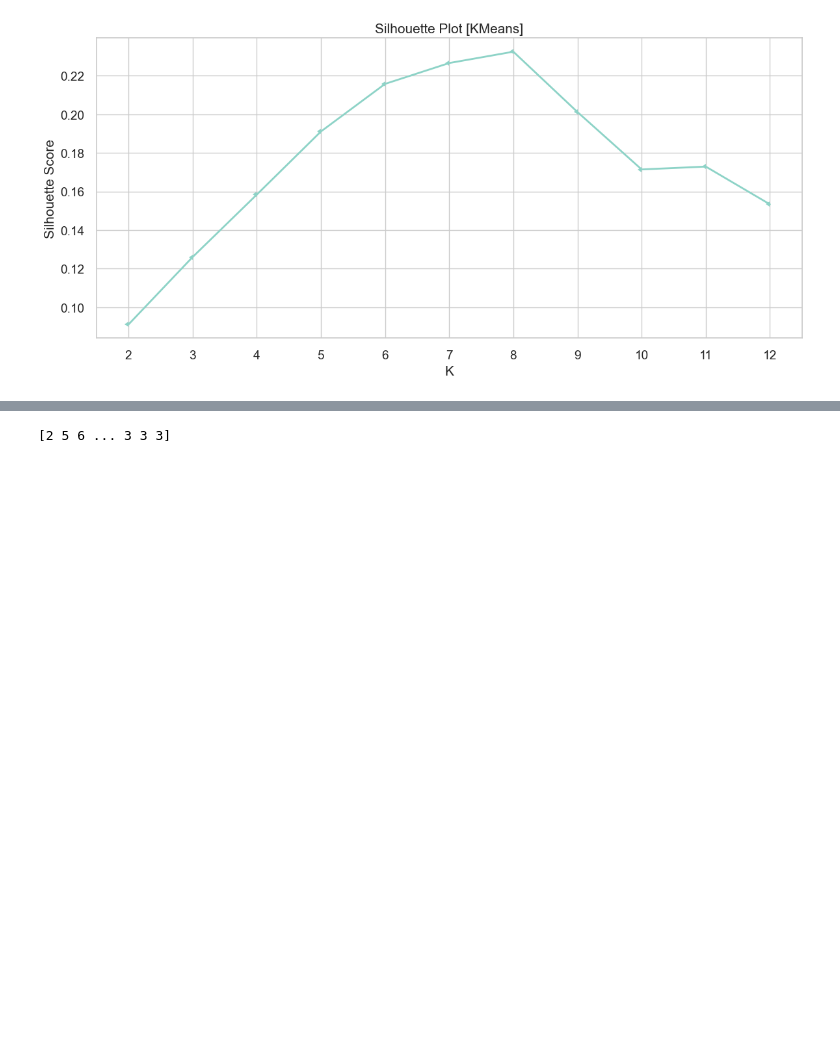
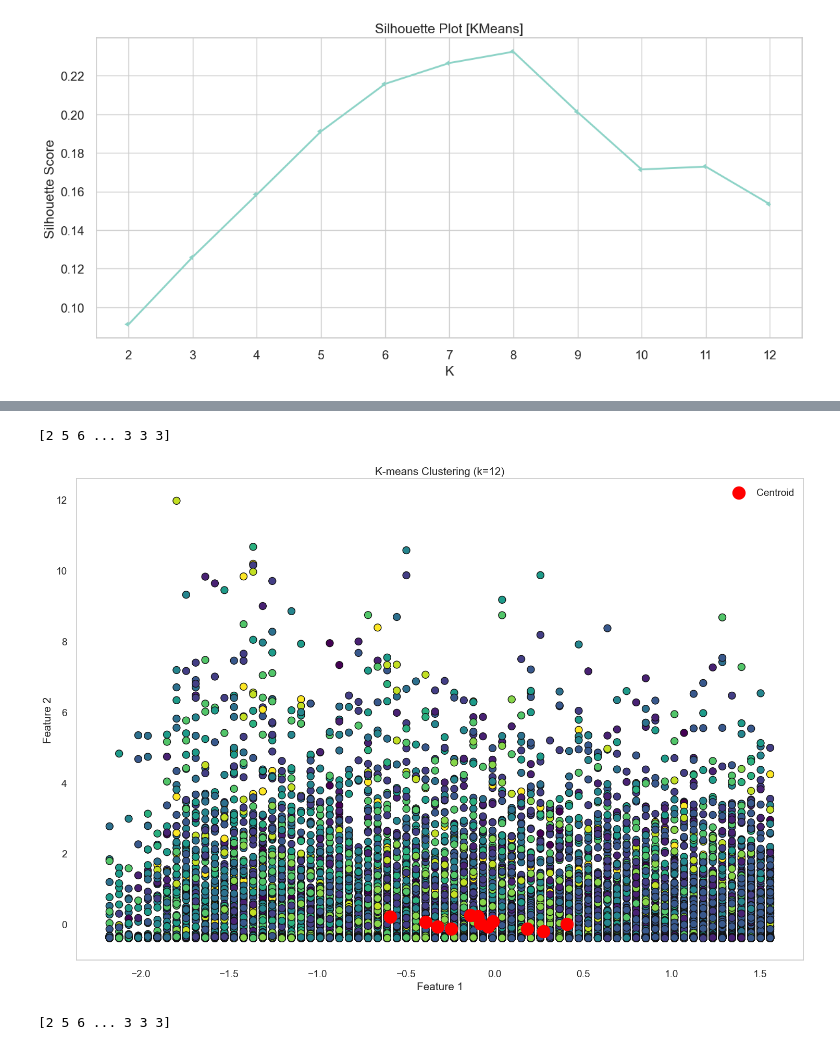
Before and after one commit to winni-datadiva/music-rec-algo, a Jupyter notebook: Code/03_Model.ipynb, the cells around one changed output, grey strips where cells are left out. Cells and saved outputs as stored; diff of their text form; code cells hidden in the pictures; blank space fills up the shorter version.

```diff
--- a/Code/03_Model.ipynb
+++ b/Code/03_Model.ipynb
@@ -418,3 +435,34 @@ Silhouette Score for KMeans with k = 12 : 0.172647717127423
+# %%
+# Creating cluster grid
+k_values = range(2, 13)
+
+for k in k_values:
+    kmeans = KMeans(n_clusters=k, init='k-means++', random_state=42)
+    y_means = kmeans.fit_predict(X_train)
+
+labels = kmeans.fit_predict(X_train.values)
+print(labels)
+
+# Convert X_train to NumPy array for indexing
+X_train_array = X_train.values
+
+plt.figure(figsize=(18, 12))
+
+plt.scatter(X_train_array[:, 0], X_train_array[:, 1], c=y_means, cmap='viridis',
+            marker='o', edgecolor='k', s=100)
+plt.scatter(kmeans.cluster_centers_[:, 0], kmeans.cluster_centers_[:, 1],
+            c='red', label='Centroid', s=300)
+plt.title(f"K-means Clustering (k={k})")
+plt.xlabel("Feature 1")
+plt.ylabel("Feature 2")
+plt.legend()
+plt.grid()
+
+# plt.savefig("C:\\Users\\winni\\music-rec-algo\\Doc\\cluster_o_songs.png", dpi=150)
+plt.show()
+# %% [output]
+[2 5 6 ... 3 3 3]
+[figure, added]
 # %%
 # Creating 2D cluster visual Elbow/Silhouette to help finalize decision
 
```
Also changed, not shown: parts of 18 cells of this notebook, 13 other files.
